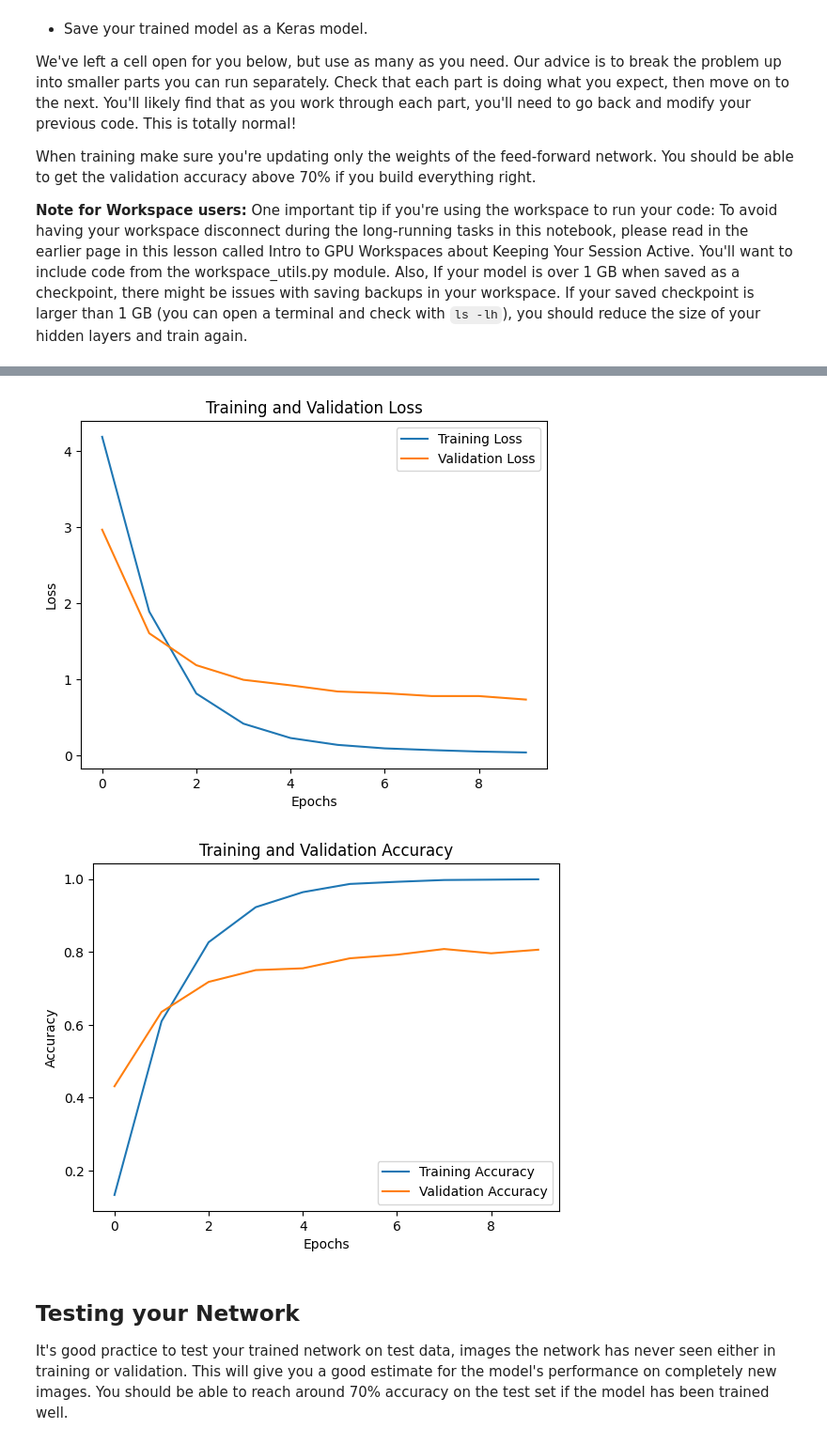
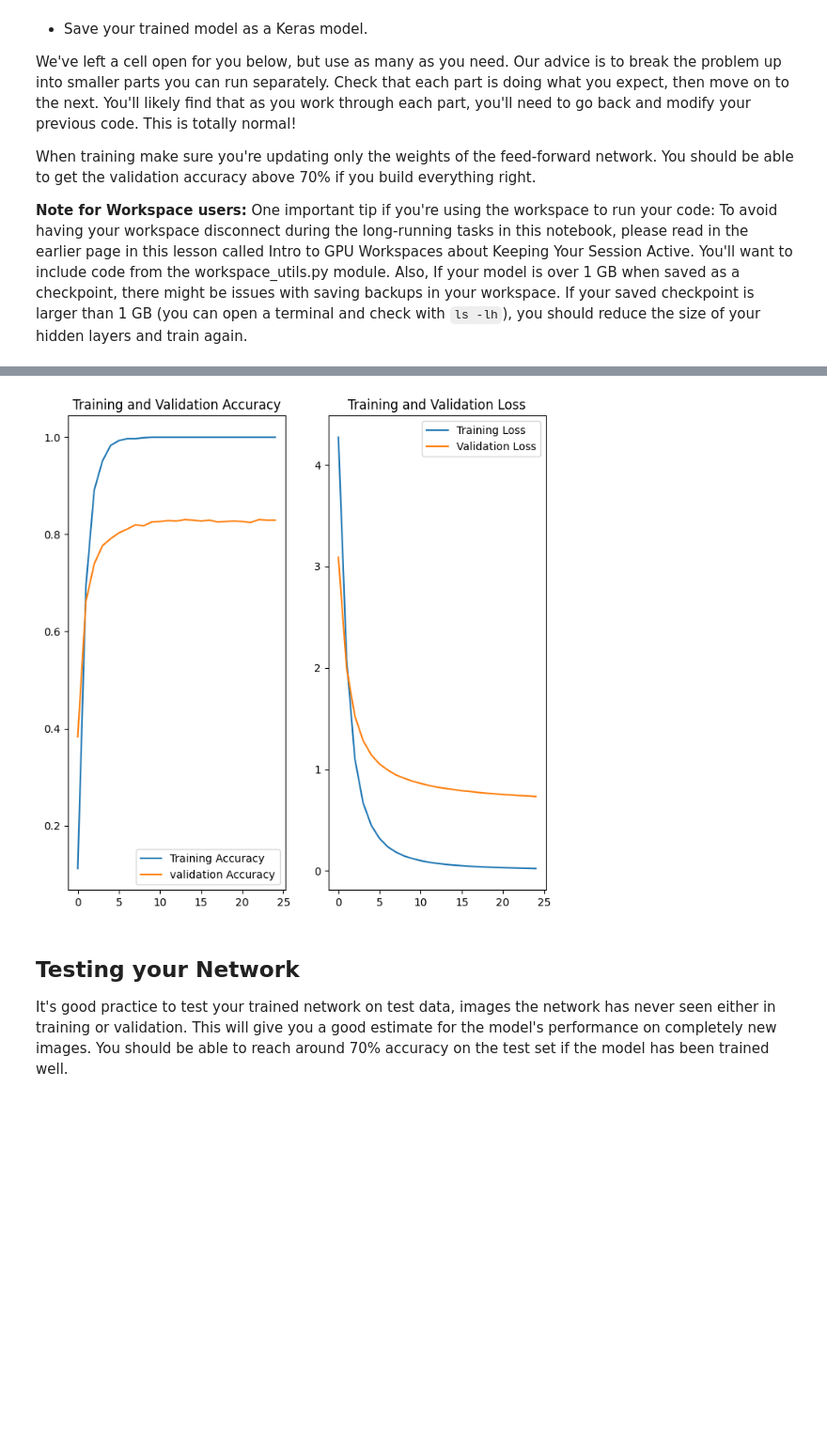
Before and after one commit to bigboy92/fend-matching-game, a Jupyter notebook: Project_Image_Classifier_Project.ipynb, the cells around one changed output, grey strips where cells are left out. Shown at 94% size. Cells and saved outputs as stored; diff of their text form; code cells hidden in the pictures; blank space fills up the shorter version.

```diff
--- a/Project_Image_Classifier_Project.ipynb
+++ b/Project_Image_Classifier_Project.ipynb
@@ -147,3 +201,17 @@ test_dataset = test_dataset.prefetch(buffer_size=tf.data.experimental.AUTOTUNE)
+# %%
+# TODO: Create a pipeline for each set.
+
+IMAGE_NEW_SIZE = 224
+BATCH_NEW_SIZE = 32
+
+def image_format(image, label):
+    image = tf.image.resize(image, (IMAGE_NEW_SIZE,IMAGE_NEW_SIZE))
+    image = image/255.0
+    return image, label
+
+train_batches = train_data.cache().shuffle(num_train_examples//4).map(image_format).batch(BATCH_NEW_SIZE).prefetch(1)
+validation_batches = val_data.cache().map(image_format).batch(BATCH_NEW_SIZE).prefetch(1)
+test_batches = test_data.cache().map(image_format).batch(BATCH_NEW_SIZE).prefetch(1)
 # %% [markdown]
 # Build and Train the Classifier
 
@@ -204,26 +280,27 @@ Epoch 10/10
-# %%
-# TODO: Plot the loss and accuracy values achieved during training for the training and validation set.# Plot training and validation loss
-
-# Plot training and validation loss
-plt.plot(history.history['loss'], label='Training Loss')
-plt.plot(history.history['val_loss'], label='Validation Loss')
-plt.legend()
-plt.xlabel('Epochs')
-plt.ylabel('Loss')
-plt.title('Training and Validation Loss')
-plt.show()
-
-# Plot training and validation accuracy
-plt.plot(history.history['accuracy'], label='Training Accuracy')
-plt.plot(history.history['val_accuracy'], label='Validation Accuracy')
-plt.legend()
-plt.xlabel('Epochs')
-plt.ylabel('Accuracy')
-plt.title('Training and Validation Accuracy')
-plt.show()
-# %% [output]
-[figure, removed]
-[figure, removed]
+# %%
+# TODO: Plot the loss and accuracy values achieved during training for the training and validation set.
+
+ac = history.history['accuracy']
+val_ac = history.history['val_accuracy']
+loss = history.history['loss']
+val_loss = history.history['val_loss']
+epochs_range = range(EPOCHS)
+
+plt.figure(figsize = (8, 8))
+plt.subplot(1, 2, 1)
+plt.plot(epochs_range, ac, label = 'Training Accuracy')
+plt.plot(epochs_range, val_ac, label = 'validation Accuracy')
+plt.legend(loc = 'lower right')
+plt.title('Training and Validation Accuracy')
+
+plt.subplot(1, 2, 2)
+plt.plot(epochs_range, loss, label = 'Training Loss')
+plt.plot(epochs_range, val_loss, label = 'Validation Loss')
+plt.legend(loc = 'upper right')
+plt.title('Training and Validation Loss')
+plt.show()
+# %% [output]
+[figure, added]
 # %% [markdown]
 ## Testing your Network
 
```
Also changed, not shown: parts of 28 cells of this notebook.
